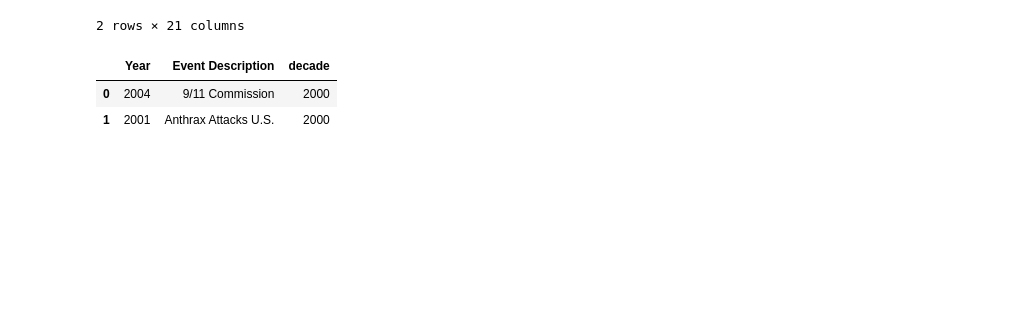
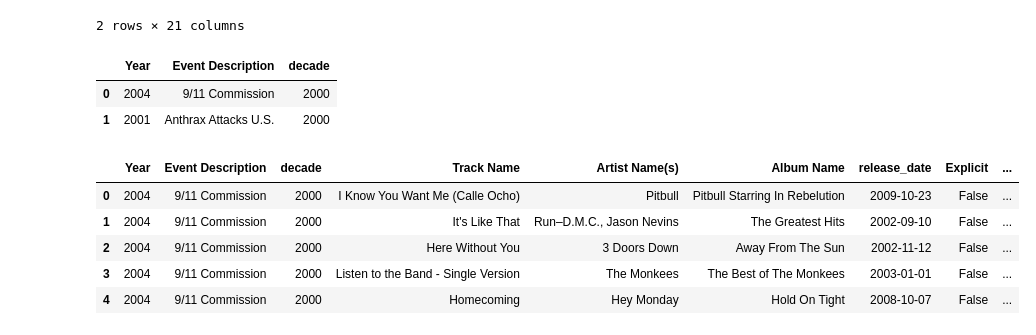
Before and after one commit to nbanks062523/BootCampCodeReview5, a Jupyter notebook: main.ipynb, the cells around one changed output. Saved outputs shown, nothing was run; the diff lists cells and outputs as text; code cells hidden in the pictures; blank space fills up the shorter version.

```diff
--- a/main.ipynb
+++ b/main.ipynb
@@ -170,3 +208,18 @@ events.head(2)
 |  | Year | Event Description | decade |
 | 0 | 2004 | 9/11 Commission | 2000 |
 | 1 | 2001 | Anthrax Attacks U.S. | 2000 |
+# %%
+#********************* Joined Datasets *********************
+
+#combine Events & Albums dataframes using an outer join to create the events_albums dataframe
+events_albums = pd.merge(events,updated_albums,on='decade',how='outer')
+#print(events_albums)
+
+events_albums.head()
+# %% [output]
+|  | Year | Event Description | decade | Track Name | Artist Name(s) | Album Name | release_date | Explicit | ... |
+| 0 | 2004 | 9/11 Commission | 2000 | I Know You Want Me (Calle Ocho) | Pitbull | Pitbull Starring In Rebelution | 2009-10-23 | False | ... |
+| 1 | 2004 | 9/11 Commission | 2000 | It's Like That | Run–D.M.C., Jason Nevins | The Greatest Hits | 2002-09-10 | False | ... |
+| 2 | 2004 | 9/11 Commission | 2000 | Here Without You | 3 Doors Down | Away From The Sun | 2002-11-12 | False | ... |
+| 3 | 2004 | 9/11 Commission | 2000 | Listen to the Band - Single Version | The Monkees | The Best of The Monkees | 2003-01-01 | False | ... |
+| 4 | 2004 | 9/11 Commission | 2000 | Homecoming | Hey Monday | Hold On Tight | 2008-10-07 | False | ... |
```
Also changed, not shown: parts of 5 cells of this notebook.
